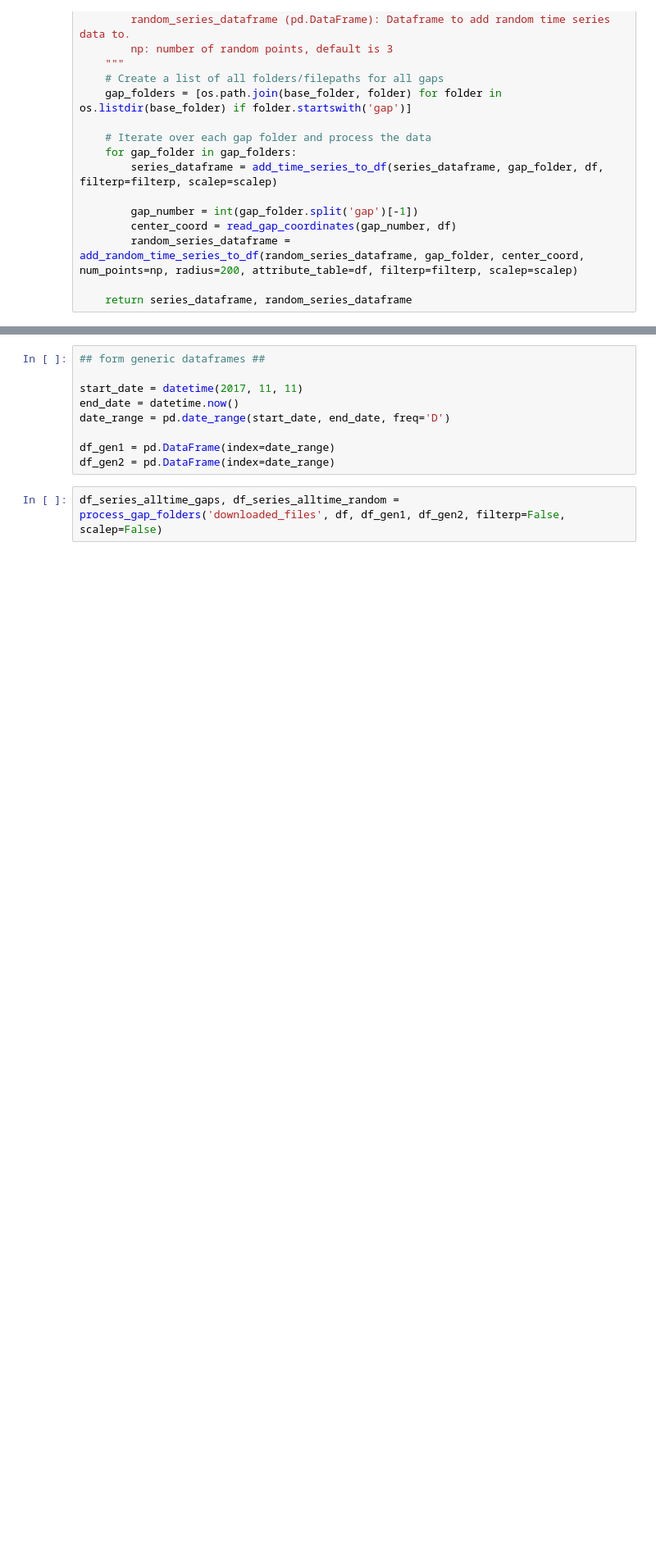
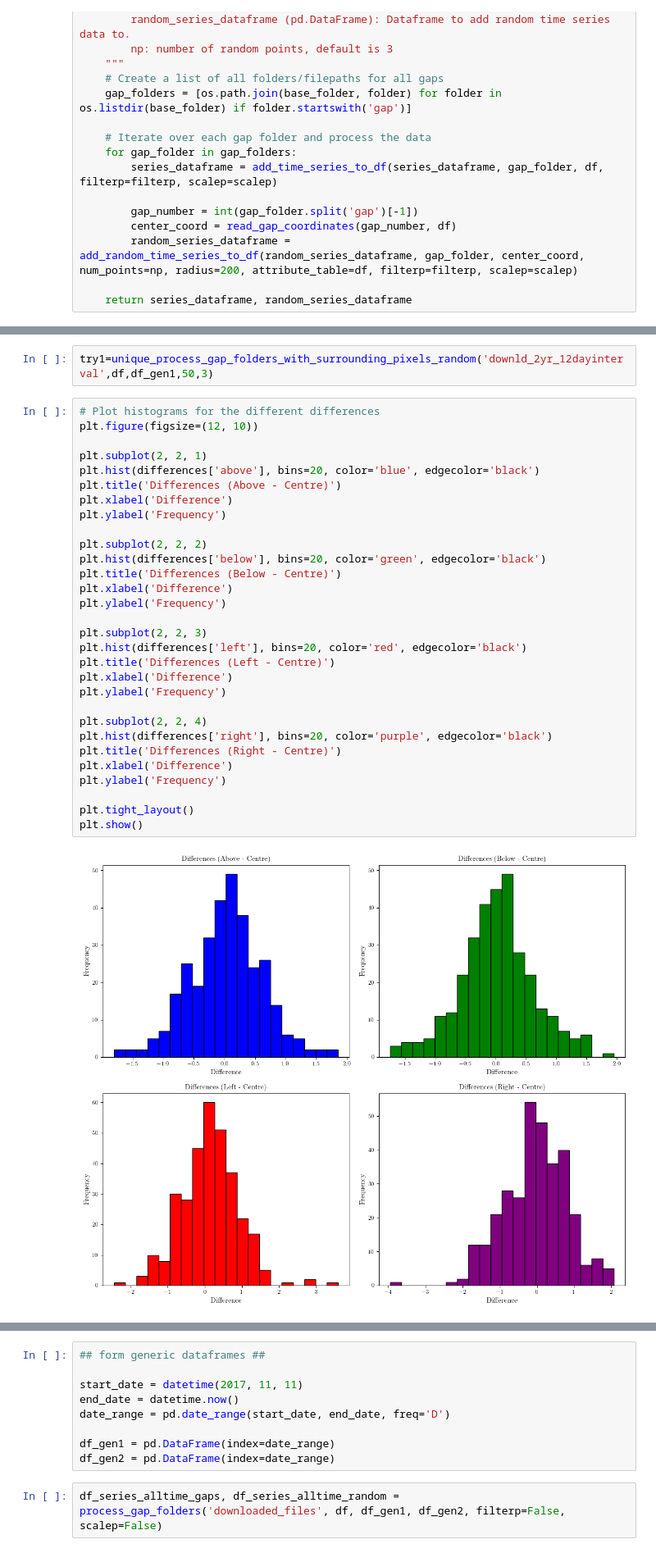
Before and after one commit to ol-webb/tree_gaps4, a Jupyter notebook: all_gaps_mk2/main1.ipynb, the cells around one changed output, grey strips where cells are left out. Shown at 82% size. Drawn from its saved outputs; the diff is of its cells as text; blank space fills up the shorter version.

Commit message:
neighbouring pixels

```diff
--- a/all_gaps_mk2/main1.ipynb
+++ b/all_gaps_mk2/main1.ipynb
@@ -435,0 +558,34 @@ def process_gap_folders(base_folder, df, series_dataframe, random_series_datafra
+# %%
+try1=unique_process_gap_folders_with_surrounding_pixels_random('downld_2yr_12dayinterval',df,df_gen1,50,3)
+# %%
+# Plot histograms for the different differences
+plt.figure(figsize=(12, 10))
+
+plt.subplot(2, 2, 1)
+plt.hist(differences['above'], bins=20, color='blue', edgecolor='black')
+plt.title('Differences (Above - Centre)')
+plt.xlabel('Difference')
+plt.ylabel('Frequency')
+
+plt.subplot(2, 2, 2)
+plt.hist(differences['below'], bins=20, color='green', edgecolor='black')
+plt.title('Differences (Below - Centre)')
+plt.xlabel('Difference')
+plt.ylabel('Frequency')
+
+plt.subplot(2, 2, 3)
+plt.hist(differences['left'], bins=20, color='red', edgecolor='black')
+plt.title('Differences (Left - Centre)')
+plt.xlabel('Difference')
+plt.ylabel('Frequency')
+
+plt.subplot(2, 2, 4)
+plt.hist(differences['right'], bins=20, color='purple', edgecolor='black')
+plt.title('Differences (Right - Centre)')
+plt.xlabel('Difference')
+plt.ylabel('Frequency')
+
+plt.tight_layout()
+plt.show()
+# %% [output]
+[figure, added]
```
Also changed, not shown: parts of 13 cells of this notebook.
